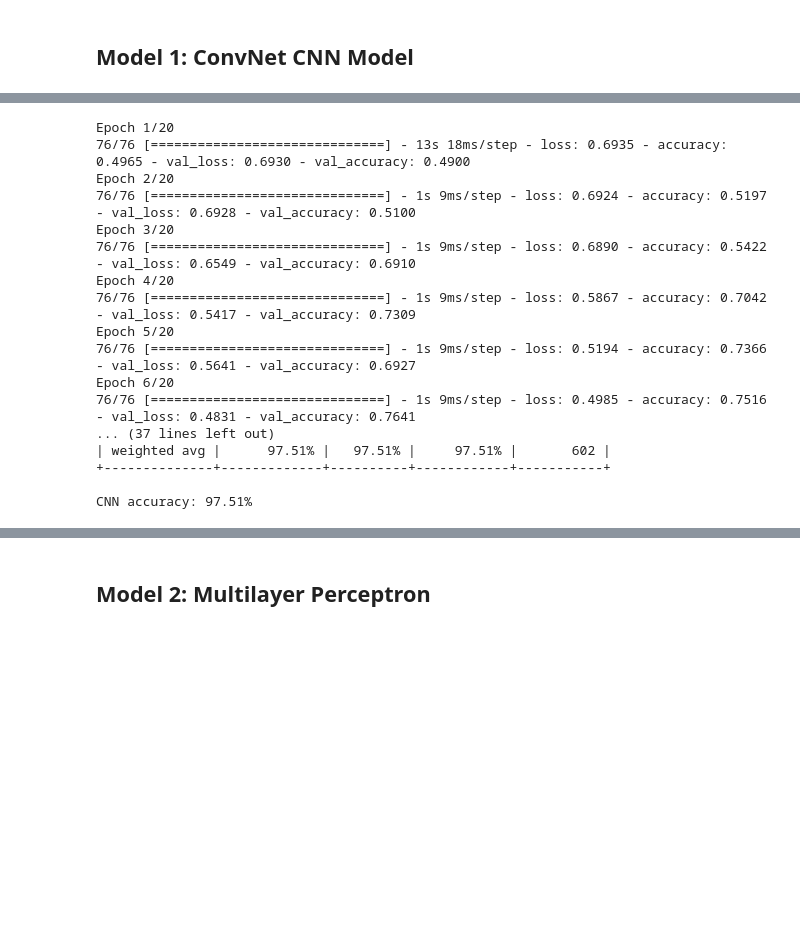
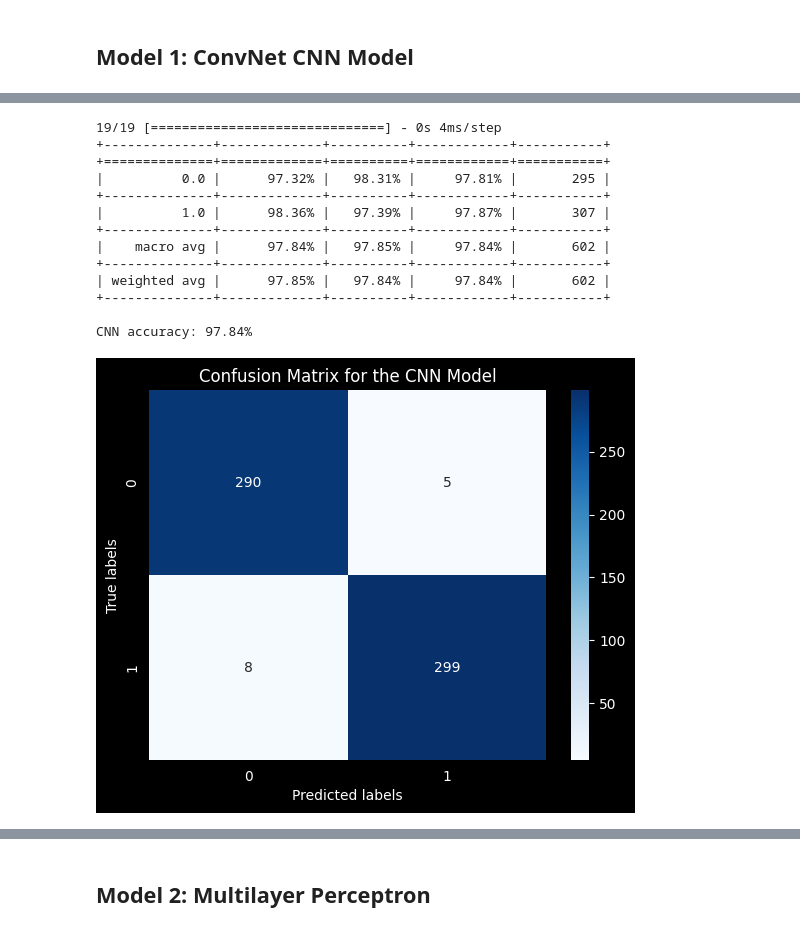
Before and after one commit to AliZ786/COMP-478, a Jupyter notebook: COMP478_Project.ipynb, the cells around one changed output, grey strips where cells are left out. Drawn from its saved outputs; the diff is of its cells as text; code cells hidden in the pictures; blank space fills up the shorter version.

```diff
--- a/COMP478_Project.ipynb
+++ b/COMP478_Project.ipynb
@@ -154,28 +198,4 @@ plt.show()
 # %%
-
-# Load and normalize the images
-X_train_norm = np.array(load_images(X_train))
-X_test_norm = np.array(load_images(X_test))
-
-# Define the model architecture
-model = Sequential([
-    Conv2D(32, (3, 3), activation="relu", input_shape=(150, 150, 3)),
-    MaxPooling2D((2, 2)),
-    Conv2D(64, (3, 3), activation="relu"),
-    MaxPooling2D((2, 2)),
-    Conv2D(128, (3, 3), activation="relu"),
-    MaxPooling2D((2, 2)),
-    Flatten(),
-    Dense(128, activation="relu"),
-    Dense(1, activation="sigmoid")
-])
-
-# Compile the model
-model.compile(optimizer="adam", loss="binary_crossentropy", metrics=["accuracy"])
-
-# Train the model for 20 epochs
-history = model.fit(X_train_norm, y_train, epochs=20, validation_data=(X_test_norm, y_test))
-
 # Generate predictions on the validation set
 y_pred = model.predict(X_test_norm)
 
@@ -198,23 +218,34 @@ print(report_table)
 accuracy = accuracy_score(y_test, y_pred_binary) * 100
 print(f"\nCNN accuracy: {accuracy:.2f}%")
 # %% [output]
-Epoch 1/20
-76/76 [==============================] - 13s 18ms/step - loss: 0.6935 - accuracy: 0.4965 - val_loss: 0.6930 - val_accuracy: 0.4900
-Epoch 2/20
-76/76 [==============================] - 1s 9ms/step - loss: 0.6924 - accuracy: 0.5197 - val_loss: 0.6928 - val_accuracy: 0.5100
-Epoch 3/20
-76/76 [==============================] - 1s 9ms/step - loss: 0.6890 - accuracy: 0.5422 - val_loss: 0.6549 - val_accuracy: 0.6910
-Epoch 4/20
-76/76 [==============================] - 1s 9ms/step - loss: 0.5867 - accuracy: 0.7042 - val_loss: 0.5417 - val_accuracy: 0.7309
-Epoch 5/20
-76/76 [==============================] - 1s 9ms/step - loss: 0.5194 - accuracy: 0.7366 - val_loss: 0.5641 - val_accuracy: 0.6927
-Epoch 6/20
-76/76 [==============================] - 1s 9ms/step - loss: 0.4985 - accuracy: 0.7516 - val_loss: 0.4831 - val_accuracy: 0.7641
-... (37 lines left out)
-| weighted avg |      97.51% |   97.51% |     97.51% |       602 |
+19/19 [==============================] - 0s 4ms/step
++--------------+-------------+----------+------------+-----------+
++==============+=============+==========+============+===========+
+|          0.0 |      97.32% |   98.31% |     97.81% |       295 |
++--------------+-------------+----------+------------+-----------+
+|          1.0 |      98.36% |   97.39% |     97.87% |       307 |
++--------------+-------------+----------+------------+-----------+
+|    macro avg |      97.84% |   97.85% |     97.84% |       602 |
++--------------+-------------+----------+------------+-----------+
+| weighted avg |      97.85% |   97.84% |     97.84% |       602 |
 +--------------+-------------+----------+------------+-----------+
 
-CNN accuracy: 97.51%
+CNN accuracy: 97.84%
+# %%
+# Create the confusion matrix
+cm = confusion_matrix(y_test, y_pred_binary)
+
+# Create a heatmap of the confusion matrix
+sns.heatmap(cm, annot=True, cmap="Blues", fmt="d")
+
+# Set the labels and title of the plot
+plt.xlabel("Predicted labels")
+plt.ylabel("True labels")
+plt.title("Confusion Matrix for the CNN Model")
+
+plt.show()
+# %% [output]
+[figure, added]
 # %%
 # plot the training loss and accuracy with dark background and dark plot
 plt.style.use("dark_background")
```
Also changed, not shown: parts of 11 cells of this notebook.
